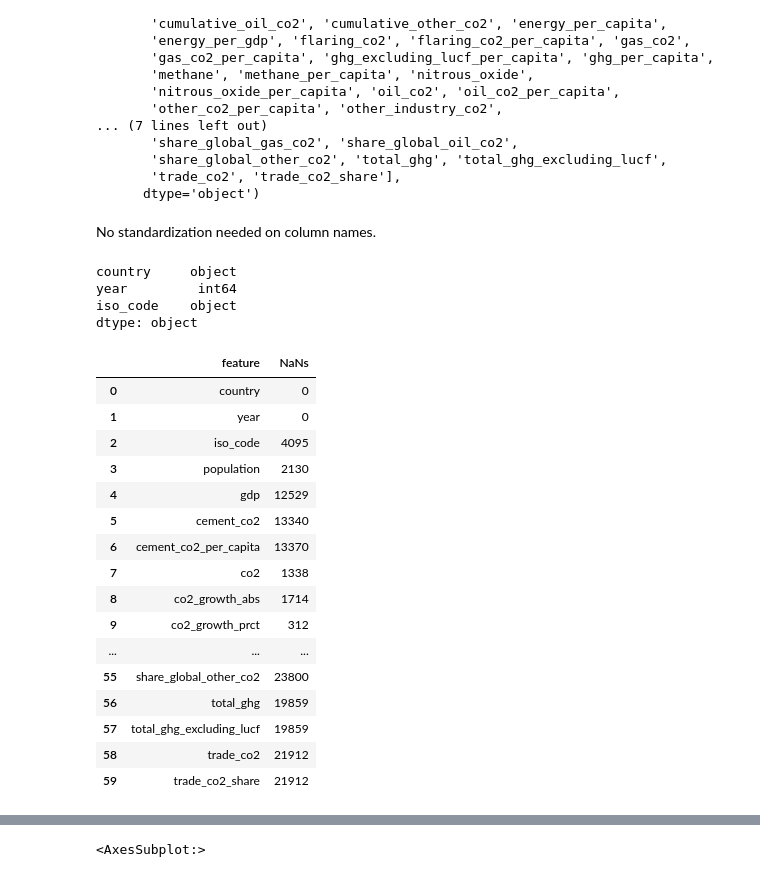
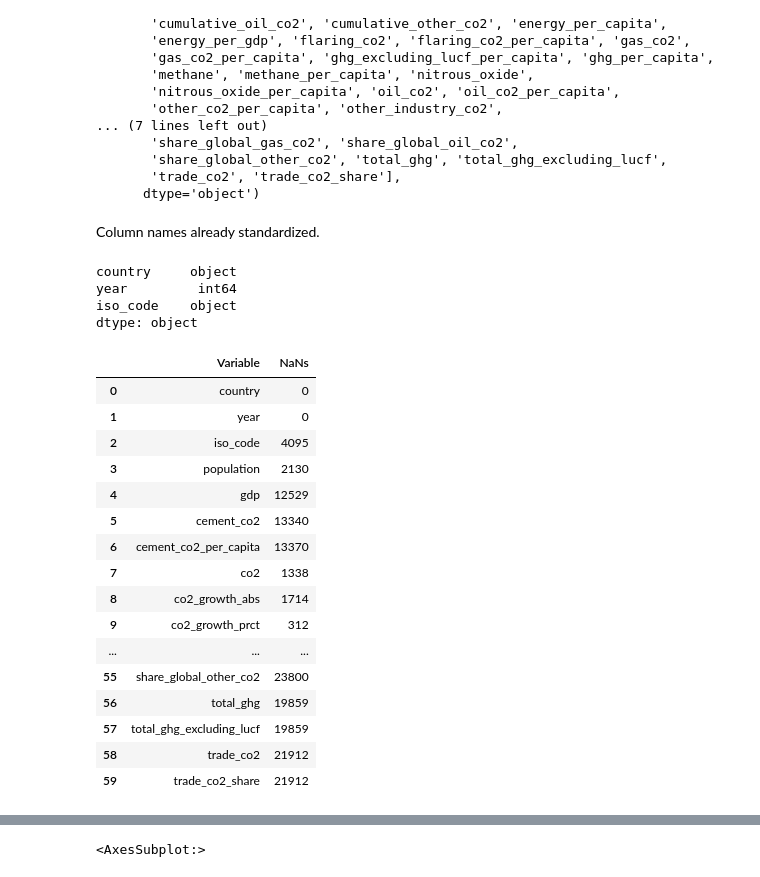
Before and after one commit to alexcaicedo/co2-project, a Jupyter notebook: co2.ipynb, the cells around one changed output, grey strips where cells are left out. Cells and saved outputs as stored; diff of their text form; code cells hidden in the pictures.

```diff
--- a/co2.ipynb
+++ b/co2.ipynb
@@ -69,8 +72,8 @@ Index(['country', 'year', 'iso_code', 'population', 'gdp', 'cement_co2',
        'share_global_other_co2', 'total_ghg', 'total_ghg_excluding_lucf',
        'trade_co2', 'trade_co2_share'],
       dtype='object')
-# %% [markdown]
-No standardization needed on column names.
+# %% [markdown]
+Column names already standardized.
 # %%
 data.dtypes[data.dtypes != "float64"]
 # %% [output]
@@ -81,14 +84,14 @@ dtype: object
 # %%
 # Checking missing values
 features_dict = dict()
 for col in data:
     features_dict.update({col: [data[col].isnull().sum()]})
 
 df_nans = pd.DataFrame.from_dict(features_dict, orient="index").reset_index()
-df_nans.rename(columns={"index": "feature", 0: "NaNs"}, inplace=True)
+df_nans.rename(columns={"index": "Variable", 0: "NaNs"}, inplace=True)
 df_nans
 # %% [output]
-|  | feature | NaNs |
+|  | Variable | NaNs |
 | 0 | country | 0 |
 | 1 | year | 0 |
 | 2 | iso_code | 4095 |
```
Also changed, not shown: parts of 36 cells of this notebook, 2 other files.
